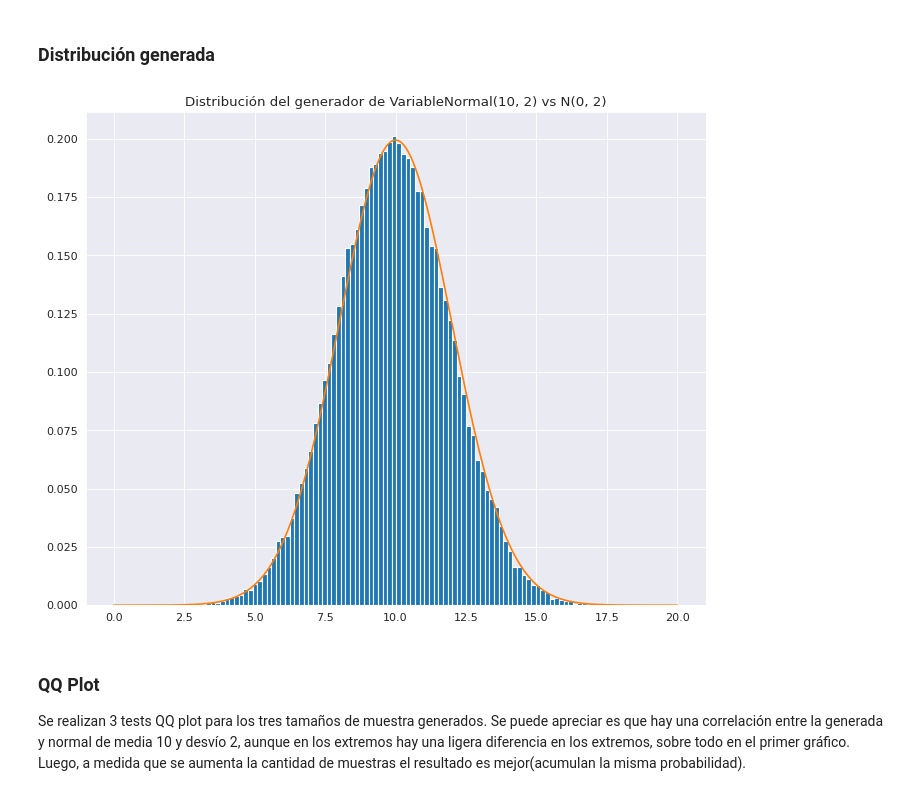
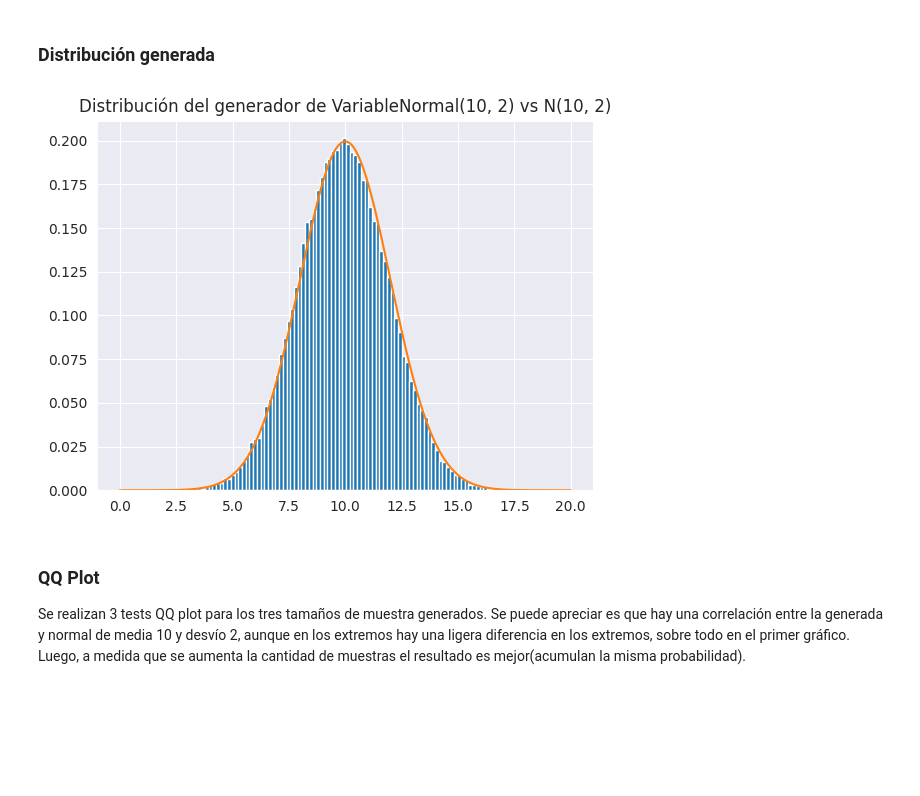
Before and after one commit to delpinor/tp-simulacion, a Jupyter notebook: TP1/ej_01.ipynb, the cells around one changed output. Drawn from its saved outputs; the diff is of its cells as text; code cells hidden in the pictures; blank space fills up the shorter version.

Commit message:
fix: ej. 3 tamaño de la imagen

```diff
--- a/TP1/ej_01.ipynb
+++ b/TP1/ej_01.ipynb
@@ -477,16 +477,13 @@ Factor de rendimiento: 0.55334
 # %% [markdown]
 ### Distribución generada
 # %%
-from matplotlib.pyplot import figure
-
-figure(figsize=(10, 8), dpi=80)
 plt.hist(muestra6, align="left", bins=100, density=True)
-plt.title("Distribución del generador de VariableNormal(10, 2) vs N(0, 2)")
+plt.title("Distribución del generador de VariableNormal(10, 2) vs N(10, 2)")
 x_axis = np.arange(0, 20, 0.001)
 plt.plot(x_axis, norm.pdf(x_axis,10,2))
 plt.show()
 # %% [output]
-[figure, old version]
+[figure, new version]
 # %% [markdown]
 ### QQ Plot
 
```
